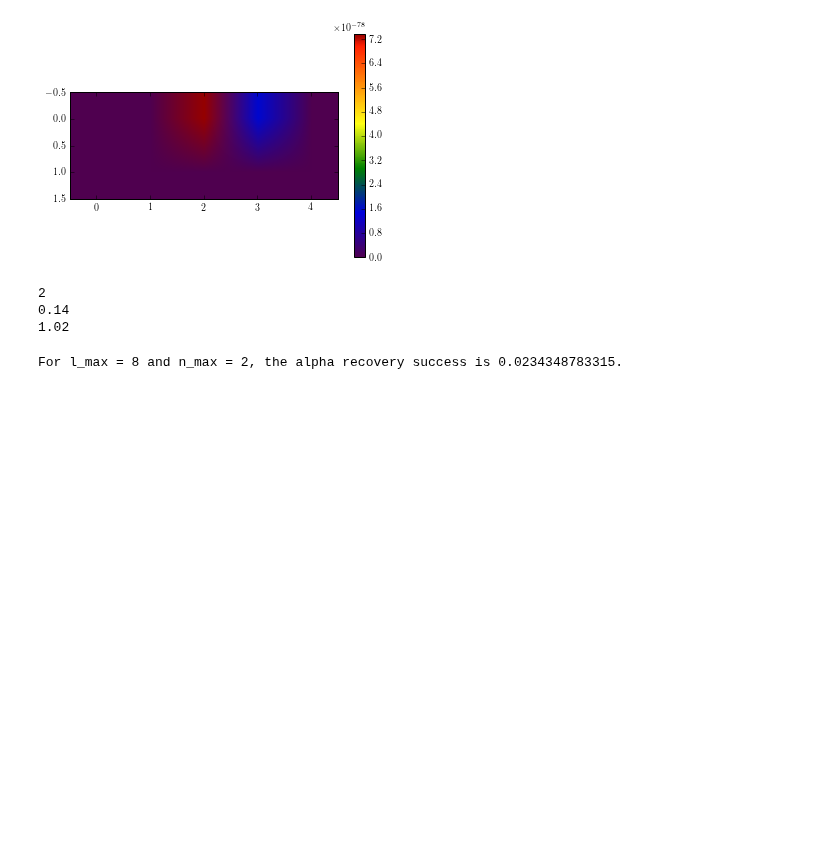
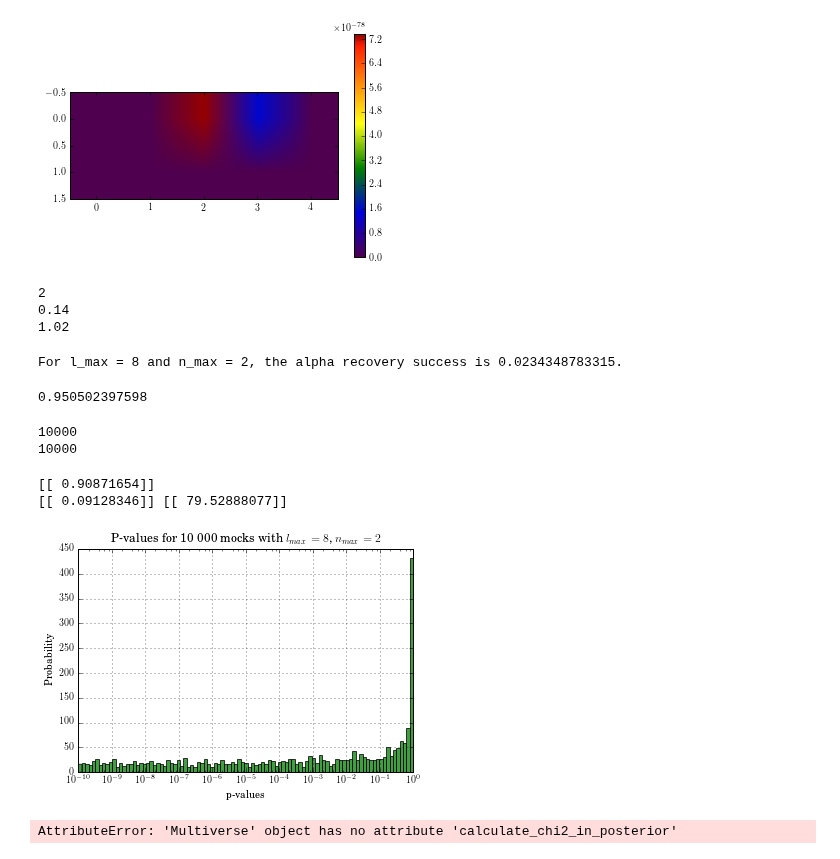
Before and after one commit to LaurencePeanuts/Music, a Jupyter notebook: Scripts/Robustness_notebook.ipynb, the cells around one changed output. Drawn from its saved outputs; the diff is of its cells as text; code cells hidden in the pictures; blank space fills up the shorter version.

Commit message:
first trial at Gaussian distance btw true and reconstructed fn

```diff
--- a/Scripts/Robustness_notebook.ipynb
+++ b/Scripts/Robustness_notebook.ipynb
@@ -89,3 +93,62 @@ sum_alpha= sum_alpha/len(alphas)
 print 'For l_max = ' + str(beatbox.Multiverse.truncated_lmax) + ' and n_max = ' + str(beatbox.Multiverse.truncated_nmax) + ', the alpha recovery success is ' + str(sum_alpha) + '.'
 # %% [output]
 For l_max = 8 and n_max = 2, the alpha recovery success is 0.0234348783315.
+# %%
+from scipy.stats import chi2
+print 1-chi2.cdf(1.14, 5)
+# %% [output]
+0.950502397598
+# %%
+print len(beatbox.You.all_reconstructed_universes)
+print len(beatbox.You.all_simulated_universes)
+# %% [output]
+10000
+10000
+# %%
+beatbox.You.solve_for_3D_potential(MockUniverse[-1].ay2ayreal_for_inference(MockUniverse[-1].ay))
+Delta_fn = beatbox.You.all_simulated_universes[-1].fn.reshape(64, 1)-beatbox.You.all_reconstructed_universes[-1].fn
+chi2value = np.dot (Delta_fn.T , np.dot( beatbox.You.inv_A, Delta_fn  ))
+p_value = 1-chi2.cdf(chi2value, len(beatbox.You.all_simulated_universes[0].fn))
+print chi2.cdf(chi2value, len(beatbox.You.all_simulated_universes[0].fn))
+print p_value, chi2value
+# %% [output]
+[[ 0.90871654]]
+[[ 0.09128346]] [[ 79.52888077]]
+# %%
+pvals=np.array([])
+chi2vals=np.array([])
+for a in range(10000):
+    beatbox.You.solve_for_3D_potential(MockUniverse[a].ay2ayreal_for_inference(MockUniverse[a].ay))
+    Delta_fn = beatbox.You.all_simulated_universes[a].fn.reshape(64, 1)-beatbox.You.all_reconstructed_universes[a].fn
+    chi2value = np.dot (Delta_fn.T , np.dot( beatbox.You.inv_A, Delta_fn  ))
+    p_value = 1-chi2.cdf(chi2value, len(beatbox.You.all_simulated_universes[a].fn))
+    pvals = np.append(pvals, p_value)
+    chi2vals = np.append(chi2vals, chi2value)
+# %%
+n, bins, patches = plt.hist(pvals,bins=np.logspace(-10., 0.0, 100), facecolor='green', alpha=0.75)
+plt.gca().set_xscale("log")
+plt.rc('text', usetex=True)
+plt.rc('font', family='serif')
+
+plt.xlabel(r'p-values')
+plt.ylabel('Probability')
+plt.title(r'P-values for 10 000 mocks with $l_{max}=8$, $n_{max}=2$')
+
+#x = np.linspace(norm.ppf(0.01, loc=1, scale=0.19), norm.ppf(0.99, loc=1,  scale=0.19), 100)
+#x=np.linspace(0,1.6, 100)
+#rv = norm()
+#plt.plot(x, norm.pdf(x, loc=1.02, scale=0.14), 'k-', lw=2, label='frozen pdf')
+
+
+#plt.axis([40, 160, 0, 0.03])
+plt.grid(True)
+
+plt.savefig('RobustnessAnalysis/pvalshist_lmax8_nmax2.png')
+
+plt.show()
+# %% [output]
+[figure, added]
+# %%
+beatbox.You.calculate_chi2_in_posterior(beatbox.You.all_simulated_universes[0], beatbox.You.all_reconstructed_universes[0])
+# %% [output]
+AttributeError: 'Multiverse' object has no attribute 'calculate_chi2_in_posterior'
```
Also changed, not shown: parts of 11 cells of this notebook, 3 other files.
